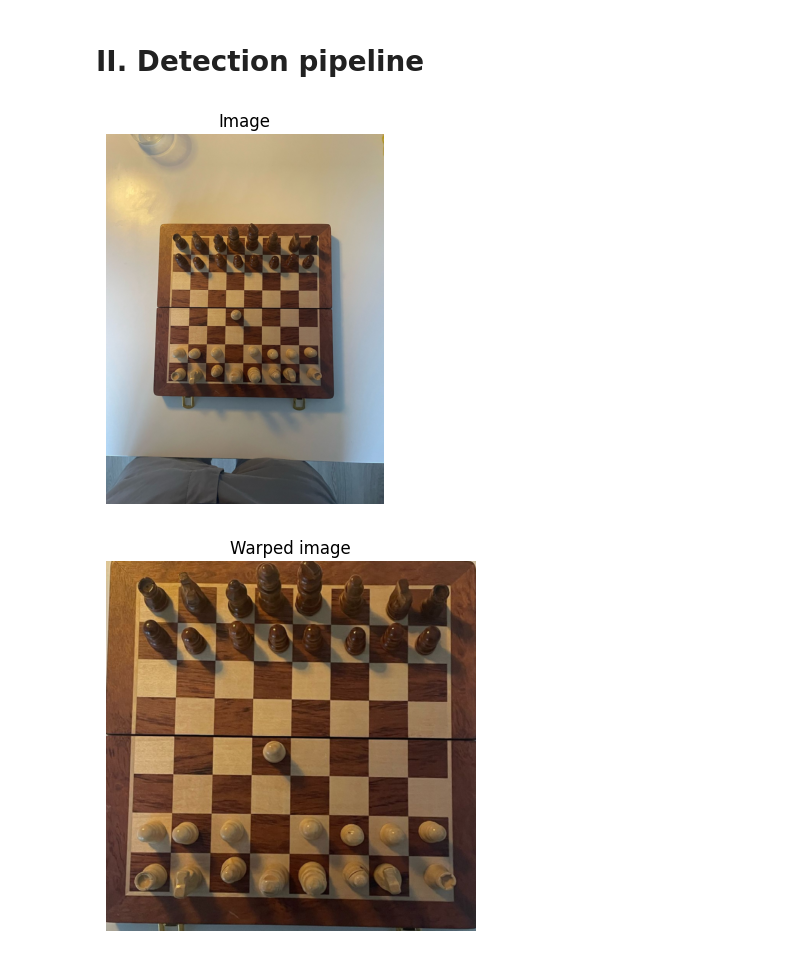
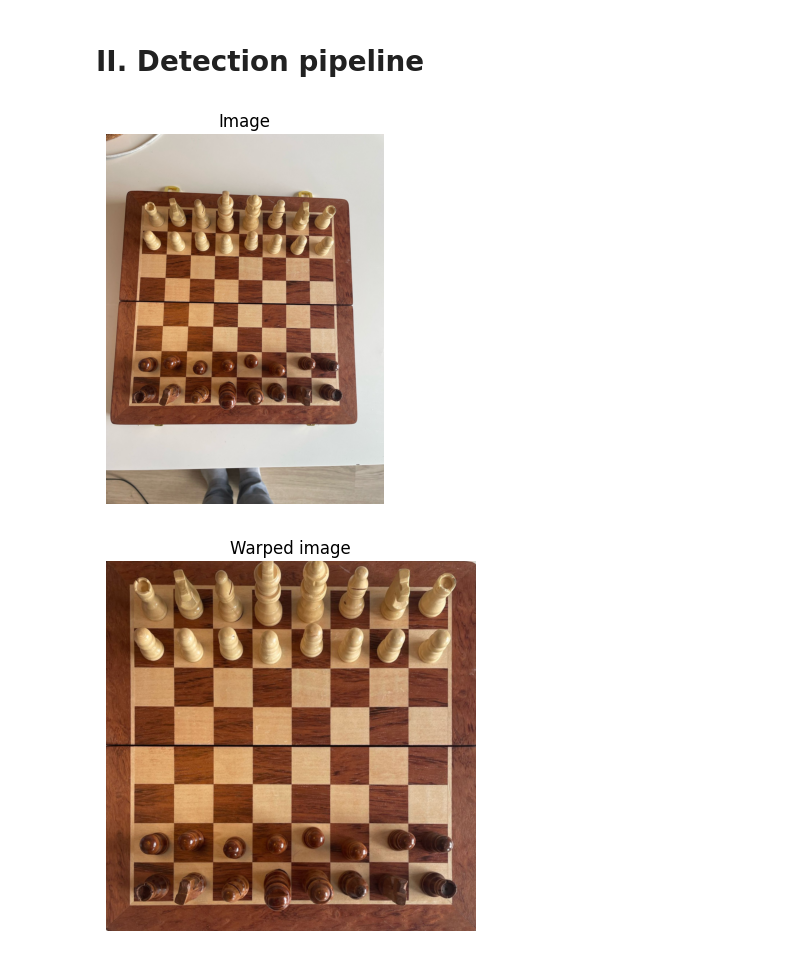
Before and after one commit to louislhotte/chess-computer-vision, a Jupyter notebook: app_v2.ipynb, the cells around one changed output. Saved outputs shown, nothing was run; the diff lists cells and outputs as text; code cells hidden in the pictures.

```diff
--- a/app_v2.ipynb
+++ b/app_v2.ipynb
@@ -700,18 +712,21 @@ def extract_labeled_cells_from_dict(image_dict, grid_size=8):
 # %% [markdown]
 # II. Detection pipeline
 # %%
-image_path = "data\chessboard\chessboard_6.jpg"
+image_path = "data\chessboard\chessboard_27.jpg"
 image = cv2.imread(image_path)
 show_image_rgb(image, title="Image")
 # %% [output]
-[figure, old version]
+[figure, new version]
 # %%
 corners = detect_corners(image)
-warped = warp_perspective(image, corners)
-cropped = cv2.resize(warped, (INPUT_SIZE, INPUT_SIZE), interpolation=cv2.INTER_AREA)
-show_image_rgb(cropped, title="Warped image")
+if corners is None:
+    print("Corners have not been detected!")
+else:
+    warped = warp_perspective(image, corners)
+    cropped = cv2.resize(warped, (INPUT_SIZE, INPUT_SIZE), interpolation=cv2.INTER_AREA)
+    show_image_rgb(cropped, title="Warped image")
 # %% [output]
-[figure, old version]
+[figure, new version]
 # %%
 cropped_gray = cv2.cvtColor(cropped, cv2.COLOR_BGR2GRAY)
 cropped_blur = cv2.GaussianBlur(cropped_gray, (7, 7), 2)
```
Also changed, not shown: parts of 10 cells of this notebook, 47 other files.
